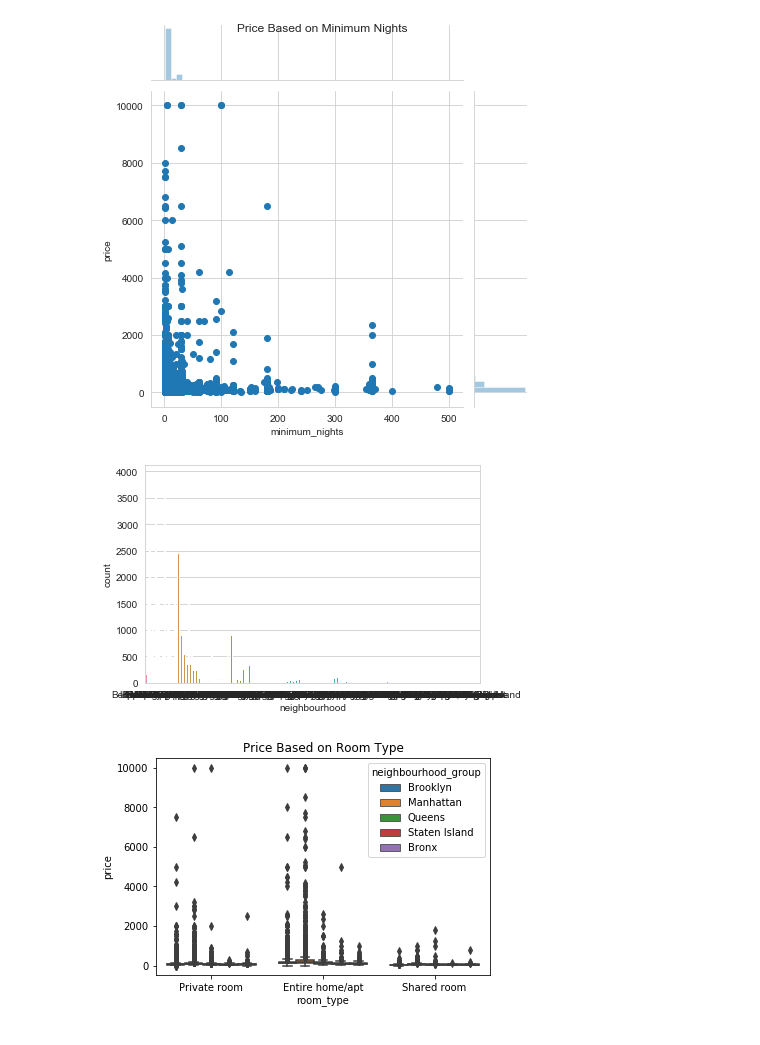
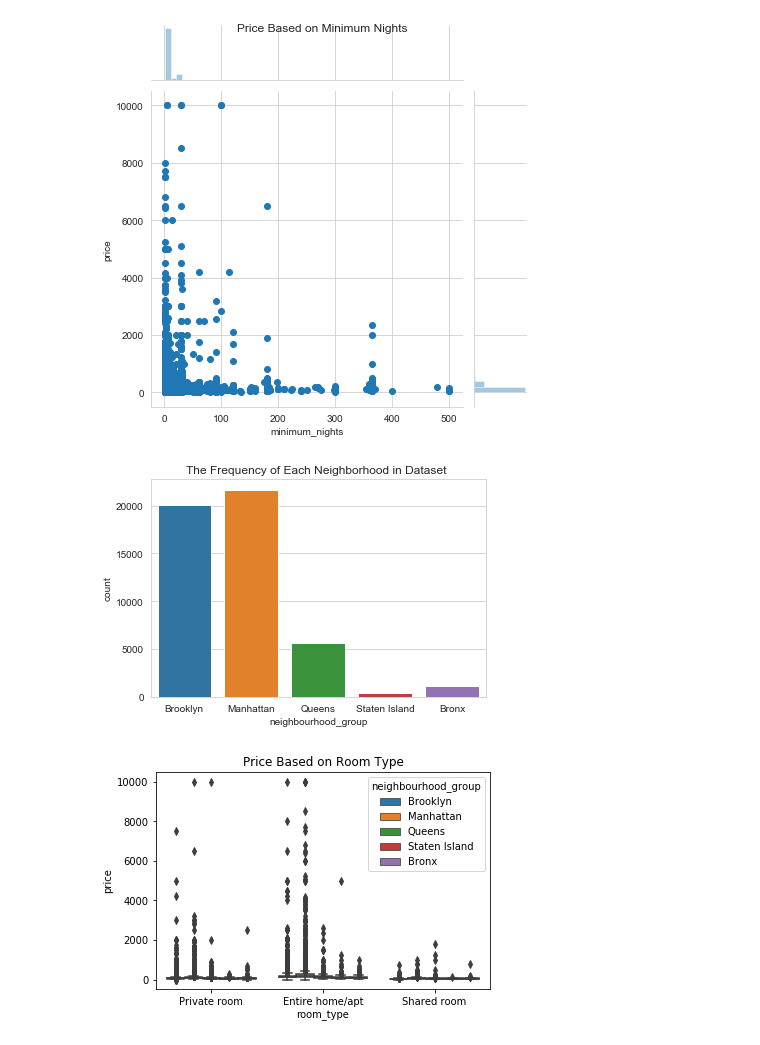
Before and after one commit to mjshaw14/AirBnB-Data, a Jupyter notebook: AirBnB Project Code.ipynb, the cells around one changed output. Cells and saved outputs as stored; diff of their text form; code cells hidden in the pictures.

```diff
--- a/AirBnB Project Code.ipynb
+++ b/AirBnB Project Code.ipynb
@@ -60,10 +60,10 @@ Text(0.5, 0.98, 'Price Based on Minimum Nights')
 # %%
 #barchart of neighbourhood this is looking at the frequency of each neighbourhood in the dataset
 sns.set_style("whitegrid")
 
-ax = sns.countplot(x='neighbourhood', data=air_bnb)
+ax = sns.countplot(x='neighbourhood_group', data=air_bnb).set_title('The Frequency of Each Neighborhood in Dataset ')
 # %% [output]
-[figure, old version]
+[figure, new version]
 # %%
 #boxplot with room_type and price,neighbourhood as hue. This plot tells us how the prices vary by
 #room_type and by neighbourhood
```
Also changed, not shown: parts of 2 cells of this notebook.
